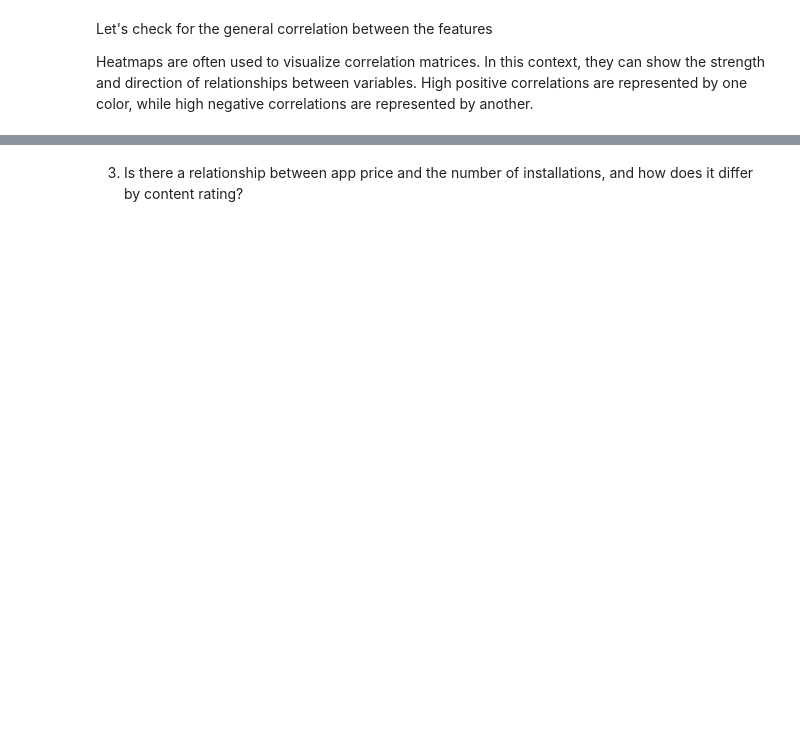
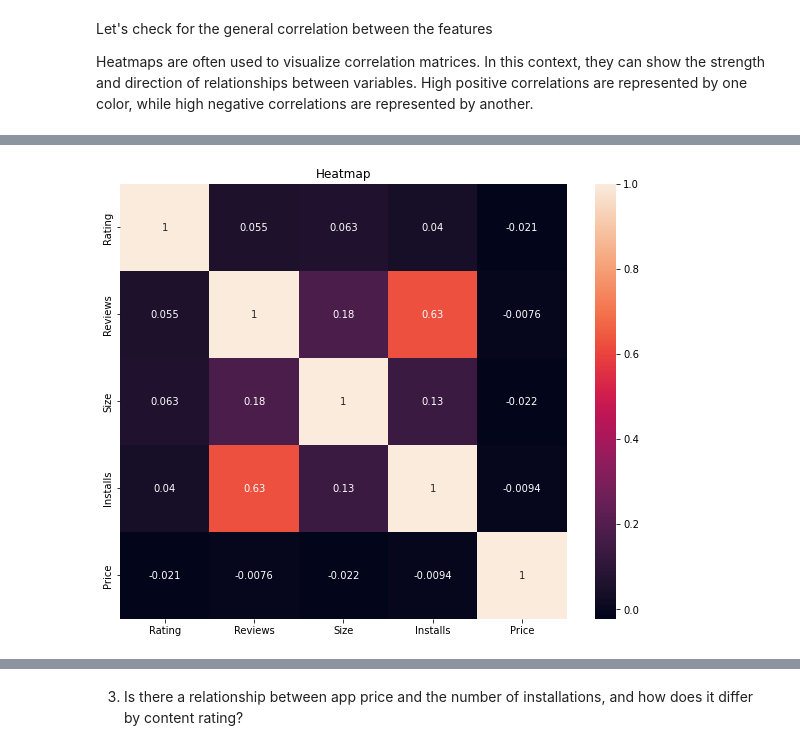
Before and after one commit to AISaturdaysLagos/cohort8_materials, a Jupyter notebook: Labs/05.Data_Visualization_and_Exploration/Data_Viz_&_Exploration_AI_Saturdays_Lagos.ipynb, the cells around one changed output, grey strips where cells are left out. Saved outputs shown, nothing was run; the diff lists cells and outputs as text; code cells hidden in the pictures; blank space fills up the shorter version.

```diff
--- a/Labs/05.Data_Visualization_and_Exploration/Data_Viz_&_Exploration_AI_Saturdays_Lagos.ipynb
+++ b/Labs/05.Data_Visualization_and_Exploration/Data_Viz_&_Exploration_AI_Saturdays_Lagos.ipynb
@@ -100,6 +113,6 @@ apps_data_copy = ...
 # %%
 # drop the `Unnamed` column
-apps_data.drop(columns=["..."], inplace=True)
+apps_data.drop(columns=["Unnamed: 0"], inplace=True)
 # %%
 # Check for duplicates
 duplicates = apps_data.duplicated()
@@ -293,4 +355,6 @@ Heatmaps are often used to visualize correlation matrices. In this context, they
 # %%
-# plt.figure(figsize=(10,8))
-sns.heatmap(..., annot=True)
+plt.figure(figsize=(10,8))
+sns.heatmap(apps_data.corr(numeric_only=True), annot=True)
 plt.title("Heatmap");
+# %% [output]
+[figure, added]
```
Also changed, not shown: parts of 32 cells of this notebook, 2 other files.
